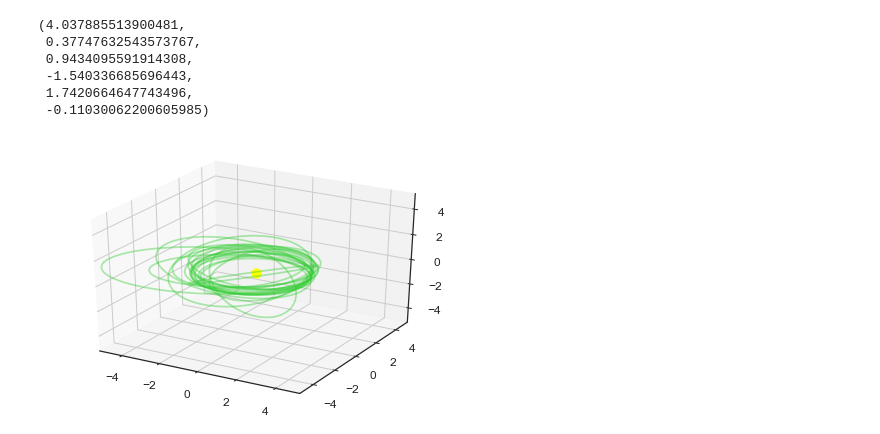
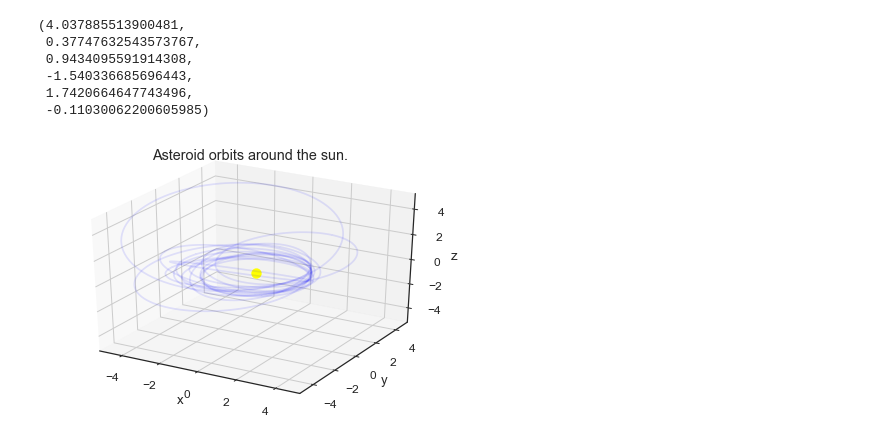
Before and after one commit to pblankley/itf_linking, a Jupyter notebook: linkitf/orbit_fitting.ipynb, the cells around one changed output. Saved outputs shown, nothing was run; the diff lists cells and outputs as text; code cells hidden in the pictures.

Commit message:
clean up orbit vis and add notes on month to month

```diff
--- a/linkitf/orbit_fitting.ipynb
+++ b/linkitf/orbit_fitting.ipynb
@@ -770,35 +610,8 @@ def plotPlanets(ax, time):
-# %%
-rc = np.random.randint(len(coc_orbfits), size=20)
-orb_elements = np.array([c[:5] for c in coc_orbfits[rc,:]])
-
-# Setup the plot
-fig = plt.figure()
-ax = fig.gca(projection='3d')
-
-plotPlanets(ax,util.lunation_center(-14))
-# Eccentric anomaly (full range)
-E = np.linspace(-np.pi, np.pi, 100)
-
-# Plot the given orbits
-for i, orbit in enumerate(orb_elements):
-    a, e, I, peri, node = orbit
-
-    # Take extra steps in E if the orbit is very large
-    if a > 50:
-        E = np.linspace(-np.pi, np.pi, (a/20.0)*100)
-
-    # Get the orbit in the cartesian space
-    x, y, z = orbitalElements2Cartesian(a, e, I, peri, node, E)
-
-    # Plot orbits
-    ax.plot(x, y, z, c='#32CD32',alpha=0.4)
-
-# Add limits (in AU)
-ax.set_xlim3d(-5,5)
-ax.set_ylim3d(-5,5)
-ax.set_zlim3d(-5,5)
-
-plt.tight_layout()
-plt.show()
-# %% [output]
-[figure, removed]
+# %%
+rc = np.random.randint(len(coc_orbfits), size=15)
+orb_elements = np.array([c[:5] for c in coc_orbfits[rc,:]])
+
+visual = imp.reload(visual)
+visual.vis_orbits(orb_elements,limits=True)
+# %% [output]
+[figure, added]
```
Also changed, not shown: parts of 3 cells of this notebook, 2 other files.
